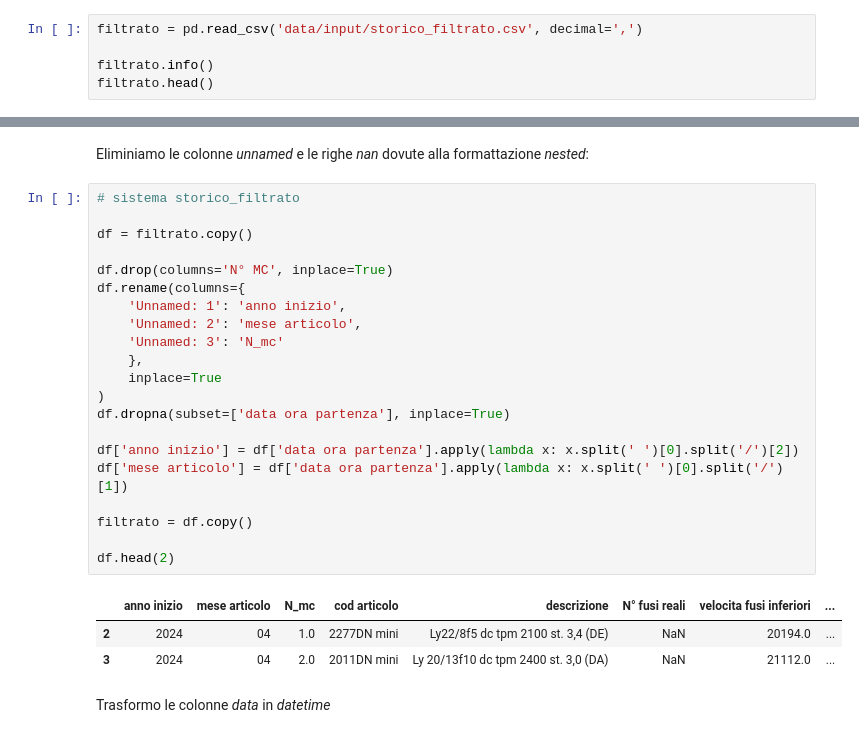
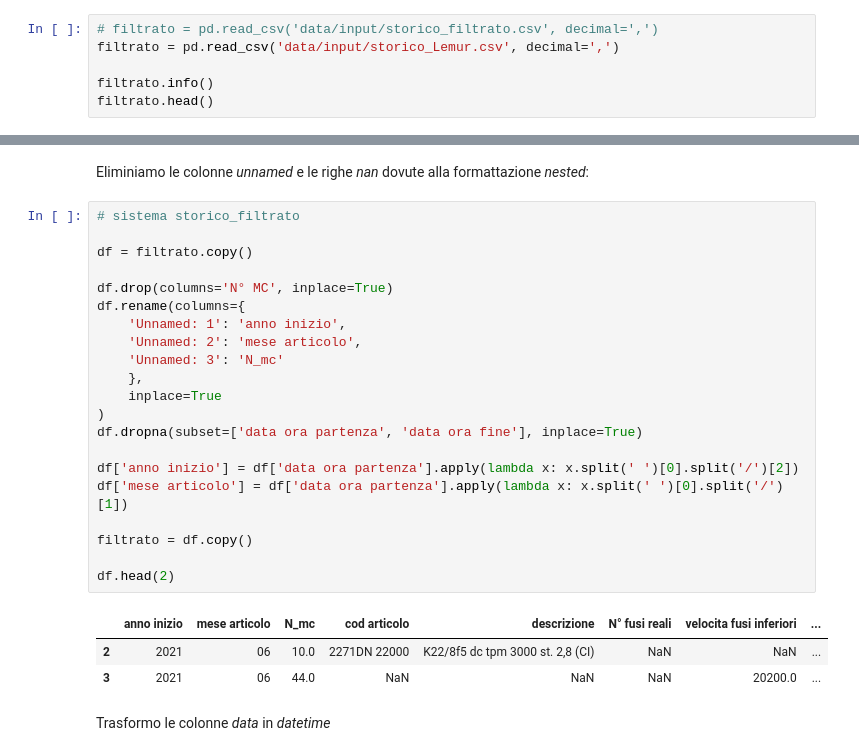
Before and after one commit to Dr3dre/LeMur, a Jupyter notebook: data_relations.ipynb, the cells around one changed output, grey strips where cells are left out. Saved outputs shown, nothing was run; the diff lists cells and outputs as text.

```diff
--- a/data_relations.ipynb
+++ b/data_relations.ipynb
@@ -253,7 +253,8 @@ valid.to_csv('data/valid/lista_articoli.csv', index=False)
 
 articolo $\times$ dati dalle macchine
 # %%
-filtrato = pd.read_csv('data/input/storico_filtrato.csv', decimal=',')
+# filtrato = pd.read_csv('data/input/storico_filtrato.csv', decimal=',')
+filtrato = pd.read_csv('data/input/storico_Lemur.csv', decimal=',')
 
 filtrato.info()
 filtrato.head()
@@ -286,27 +287,27 @@ Eliminiamo le colonne *unnamed* e le righe *nan* dovute alla formattazione *nest
 # %%
 # sistema storico_filtrato
 
 df = filtrato.copy()
 
 df.drop(columns='N° MC', inplace=True)
 df.rename(columns={
     'Unnamed: 1': 'anno inizio',
     'Unnamed: 2': 'mese articolo',
     'Unnamed: 3': 'N_mc'
     },
     inplace=True
 )
-df.dropna(subset=['data ora partenza'], inplace=True)
+df.dropna(subset=['data ora partenza', 'data ora fine'], inplace=True)
 
 df['anno inizio'] = df['data ora partenza'].apply(lambda x: x.split(' ')[0].split('/')[2])
 df['mese articolo'] = df['data ora partenza'].apply(lambda x: x.split(' ')[0].split('/')[1])
 
 filtrato = df.copy()
 
 df.head(2)
 # %% [output]
 |  | anno inizio | mese articolo | N_mc | cod articolo | descrizione | N° fusi reali | velocita fusi inferiori | ... |
-| 2 | 2024 | 04 | 1.0 | 2277DN mini | Ly22/8f5 dc tpm 2100 st. 3,4 (DE) | NaN | 20194.0 | ... |
-| 3 | 2024 | 04 | 2.0 | 2011DN mini | Ly 20/13f10 dc tpm 2400 st. 3,0 (DA) | NaN | 21112.0 | ... |
+| 2 | 2021 | 06 | 10.0 | 2271DN 22000 | K22/8f5 dc tpm 3000 st. 2,8 (CI) | NaN | NaN | ... |
+| 3 | 2021 | 06 | 44.0 | NaN | NaN | NaN | 20200.0 | ... |
 # %% [markdown]
 Trasformo le colonne *data* in *datetime*
```
Also changed, not shown: parts of 8 cells of this notebook, 7 other files.
